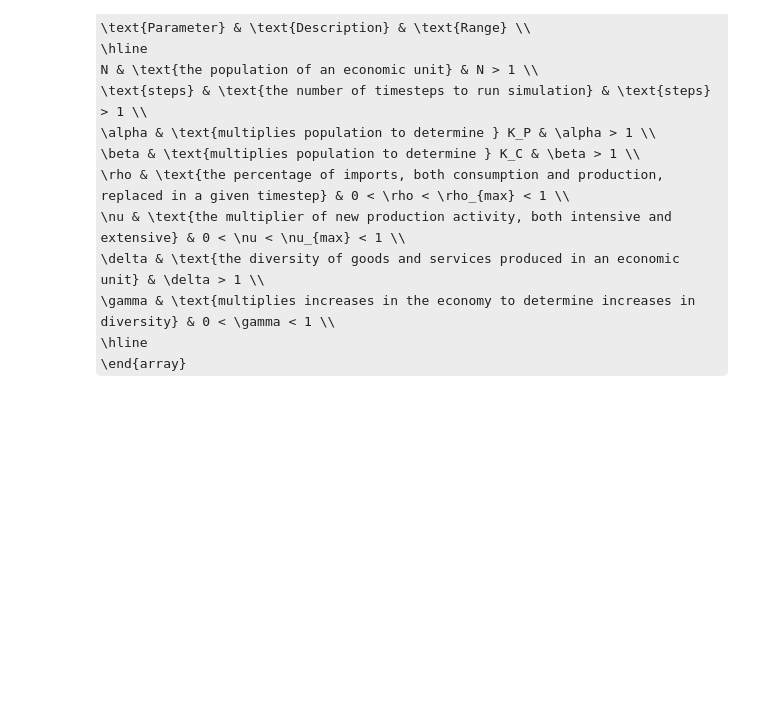
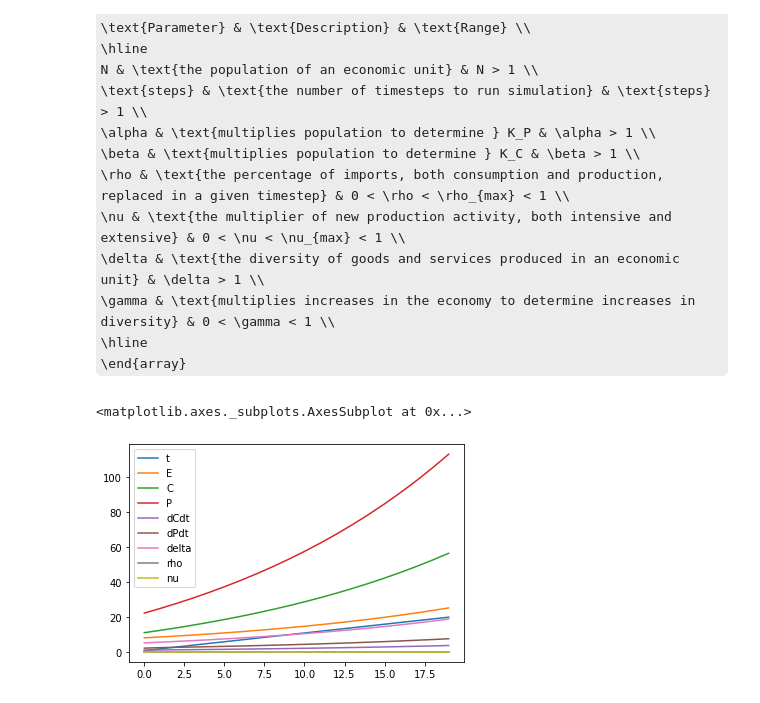
Before and after one commit to tjquinn1/EconomicEcosystem, a Jupyter notebook: JMA_Model_10March2021.ipynb, the cells around one changed output. Cells and saved outputs as stored; diff of their text form; code cells hidden in the pictures; some formulas as TeX source; blank space fills up the shorter version.

```diff
--- a/JMA_Model_10March2021.ipynb
+++ b/JMA_Model_10March2021.ipynb
@@ -292,10 +292,19 @@ dPdt_previous = 1.2
 
 while t <= steps:
     dEdt = nu * dPdt_previous
+    E += dEdt
+    I += dEdt
+
     dCdt = rho * I * (C / (C + P))
+    dCdt += dEdt * (C / (C + P))
+
     dPdt = rho * I * (P / (C + P))
+    dPdt += dEdt * (P / (C + P))
+
     C += dCdt
     P += dPdt
+    dPdt_previous = dPdt
+    delta += gamma * dEdt
     delta += gamma * rho * I
 
     day_results = {
@@ -313,32 +322,8 @@ while t <= steps:
     results.append(day_results)
     t += 1
 df = pd.DataFrame(results)
-
-
-while t <= steps:
-
-    E += dEdt
-    I += dEdt
-    dCdt += dEdt * (C / (C + P))
-    dPdt += dEdt * (P / (C + P))
-    C += dCdt
-    P += dPdt
-    dPdt_previous = dPdt
-    delta += gamma * dEdt
-
-    day_results = {
-        't': t,
-        #'I': I,
-        'E': E,
-        'C': C,
-        'P': P,
-        'dEdt': dEdt,
-        'dCdt': dCdt,
-        'dPdt': dPdt,
-        'delta': delta,
-        'rho': rho,
-        'nu': nu,
-    }
-    results.append(day_results)
-    t += 1
-df = pd.DataFrame(results)
+# %%
+df.plot()
+# %% [output]
+<matplotlib.axes._subplots.AxesSubplot at 0x...>
+[figure, added]
```
